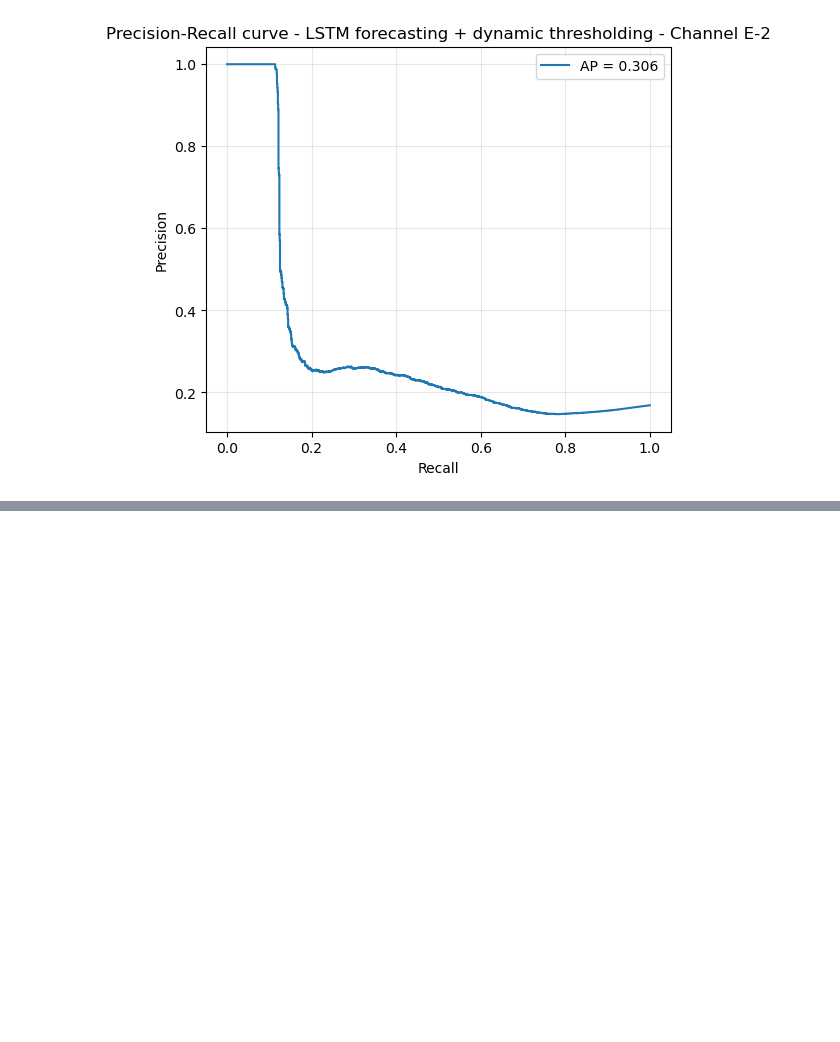
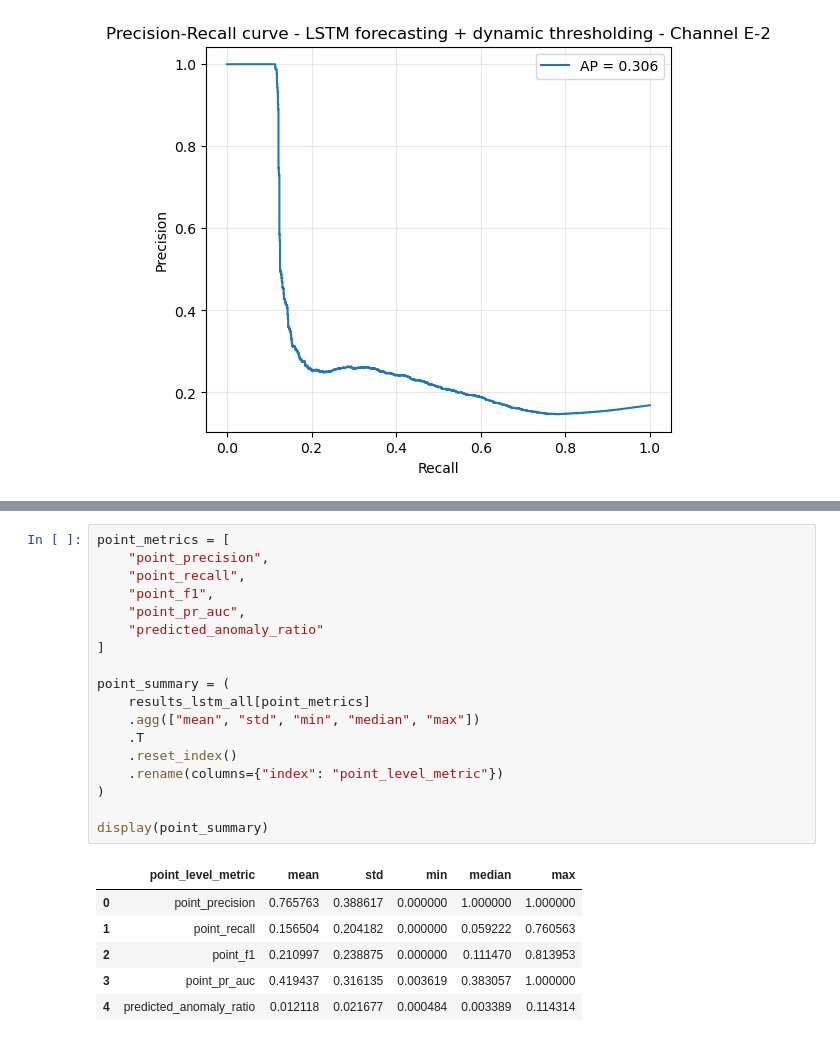
Before and after one commit to LucianoScarpino/Anomaly_Detection_Nasa_SMAP, a Jupyter notebook: Anomaly_Detection copy 2.ipynb, the cells around one changed output, grey strips where cells are left out. Drawn from its saved outputs; the diff is of its cells as text; blank space fills up the shorter version.

```diff
--- a/Anomaly_Detection copy 2.ipynb
+++ b/Anomaly_Detection copy 2.ipynb
@@ -2315,0 +2840,25 @@ plot_pr_curve(
+# %%
+point_metrics = [
+    "point_precision",
+    "point_recall",
+    "point_f1",
+    "point_pr_auc",
+    "predicted_anomaly_ratio"
+]
+
+point_summary = (
+    results_lstm_all[point_metrics]
+    .agg(["mean", "std", "min", "median", "max"])
+    .T
+    .reset_index()
+    .rename(columns={"index": "point_level_metric"})
+)
+
+display(point_summary)
+# %% [output]
+|  | point_level_metric | mean | std | min | median | max |
+| 0 | point_precision | 0.765763 | 0.388617 | 0.000000 | 1.000000 | 1.000000 |
+| 1 | point_recall | 0.156504 | 0.204182 | 0.000000 | 0.059222 | 0.760563 |
+| 2 | point_f1 | 0.210997 | 0.238875 | 0.000000 | 0.111470 | 0.813953 |
+| 3 | point_pr_auc | 0.419437 | 0.316135 | 0.003619 | 0.383057 | 1.000000 |
+| 4 | predicted_anomaly_ratio | 0.012118 | 0.021677 | 0.000484 | 0.003389 | 0.114314 |
```
Also changed, not shown: parts of 16 cells of this notebook.
